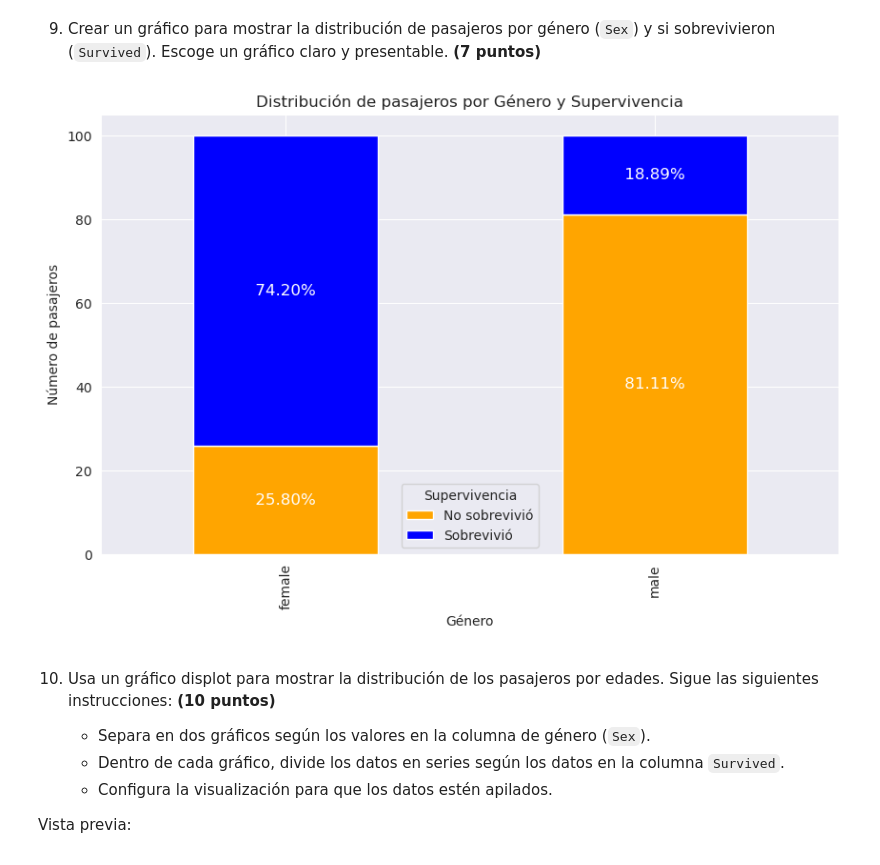
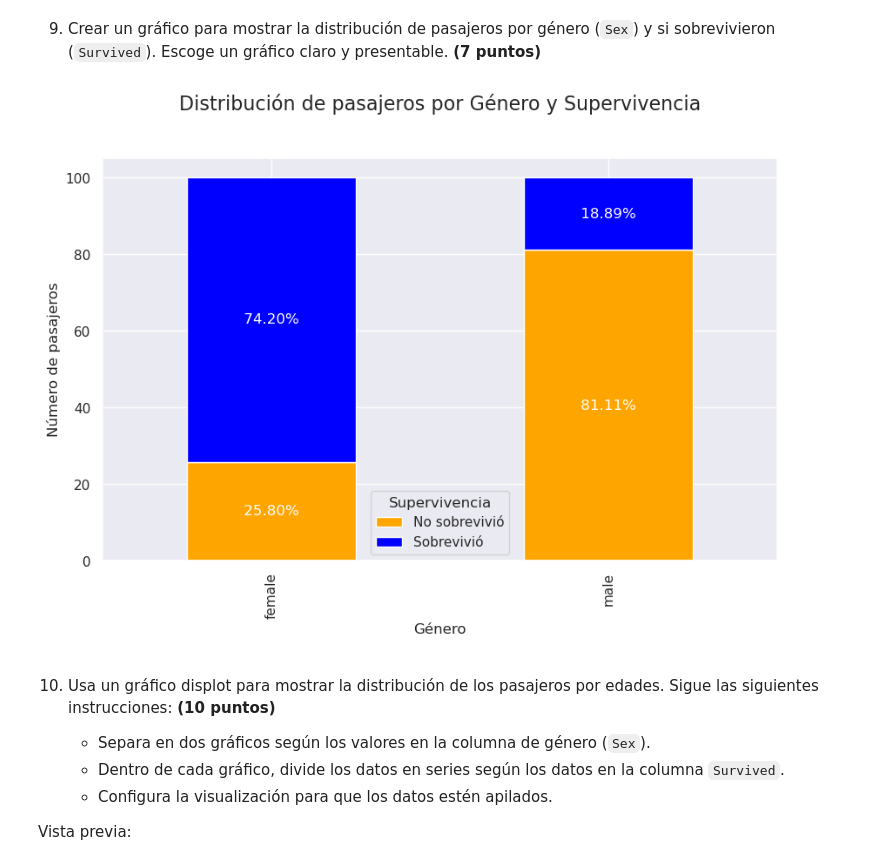
Before and after one commit to andruudev/Titanic-Analisis---Kruger-Instituto-Xponencial, a Jupyter notebook: trabajo_fin_modulo.ipynb, the cells around one changed output. Cells and saved outputs as stored; diff of their text form; code cells hidden in the pictures.

```diff
--- a/trabajo_fin_modulo.ipynb
+++ b/trabajo_fin_modulo.ipynb
@@ -164,25 +166,25 @@ plt.show
 # %%
 # Contamos los pasajeros y si sobrevivieron
 supervivencia_genero = pd.crosstab( datos_titanic['Sex'], datos_titanic['Survived'] )
 supervivencia_porcentajes = supervivencia_genero.div(supervivencia_genero.sum(1), axis=0) * 100
 # Creamos el gráfico
 grafico = supervivencia_porcentajes.plot( kind = 'bar', stacked = True, color = [ 'orange', 'blue' ], figsize = (10,6) )
-plt.title('Distribución de pasajeros por Género y Supervivencia')
+plt.title('Distribución de pasajeros por Género y Supervivencia', pad=40, fontsize=16)
 plt.xlabel('Género')
 plt.ylabel('Número de pasajeros')
 #Añadimos los porcentajes
 for p in  grafico.patches:
   width = p.get_width()
   height = p.get_height()
   x, y = p.get_xy()
   grafico.text( x + width / 2, y + height / 2, f'{height: .2f}% ', ha = 'center', va = 'center', color = 'white', fontsize = 12 )
 handles, labels = grafico.get_legend_handles_labels()
 plt.legend(handles, [ 'No sobrevivió', 'Sobrevivió' ], title='Supervivencia')
 sbn.set_style('darkgrid')
 
 plt.show()
 # %% [output]
-[figure, old version]
+[figure, new version]
 # %% [markdown]
 10. Usa un gráfico displot para mostrar la distribución de los pasajeros por edades. Sigue las siguientes instrucciones: **(10 puntos)**
 
```
Also changed, not shown: parts of 19 cells of this notebook.
